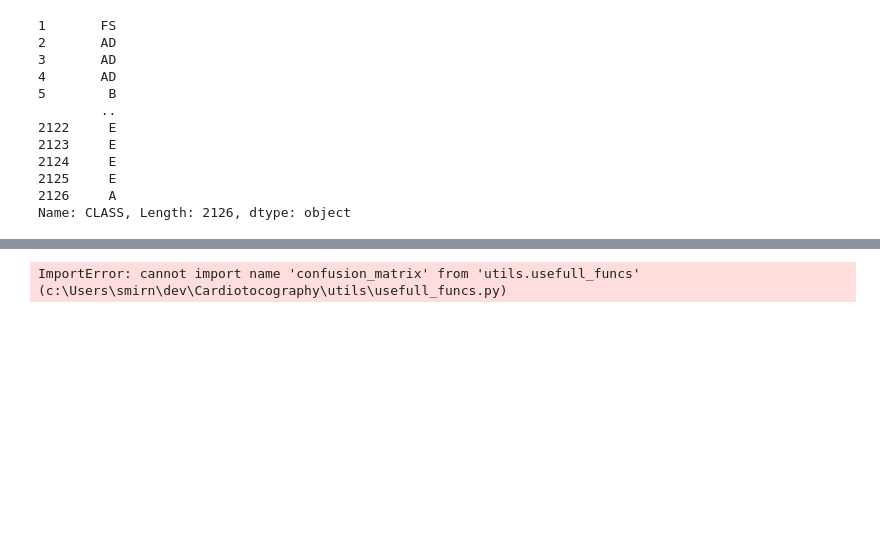
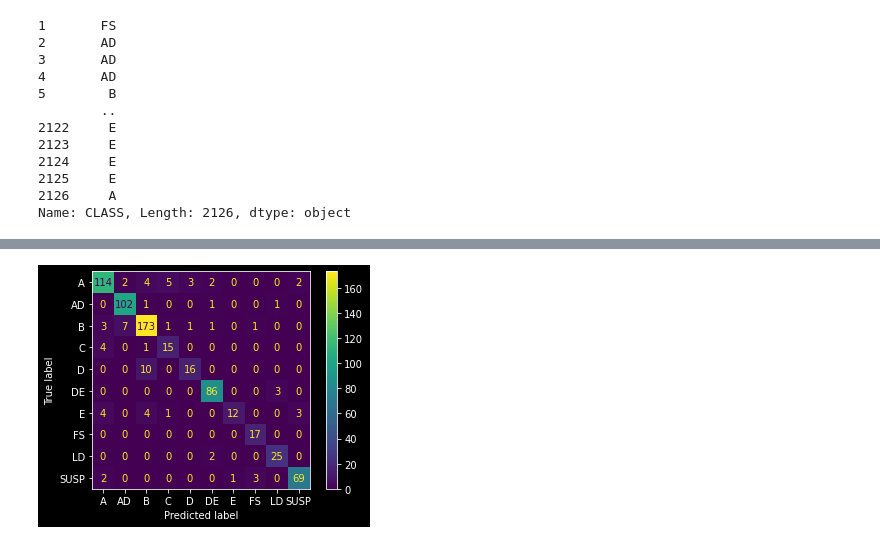
Before and after one commit to acid9reen/Cardiotocography_model, a Jupyter notebook: model.ipynb, the cells around one changed output, grey strips where cells are left out. Drawn from its saved outputs; the diff is of its cells as text; code cells hidden in the pictures; blank space fills up the shorter version.

```diff
--- a/model.ipynb
+++ b/model.ipynb
@@ -135,8 +170,8 @@ gbc: {'precision': 0.8828595861176338, 'recall': 0.8841292134831461}
 # %%
 from utils.usefull_funcs import confusion_matrix
 
 std_params = [X_train, y_train, X_test, y_test]
 
-confusion_matrix(sgd_clf, *std_params)
+confusion_matrix(gbc_clf, *std_params)
 # %% [output]
-ImportError: cannot import name 'confusion_matrix' from 'utils.usefull_funcs' (c:\Users\smirn\dev\Cardiotocography\utils\usefull_funcs.py)
+[figure, added]
```
Also changed, not shown: parts of 5 cells of this notebook, 2 other files.
